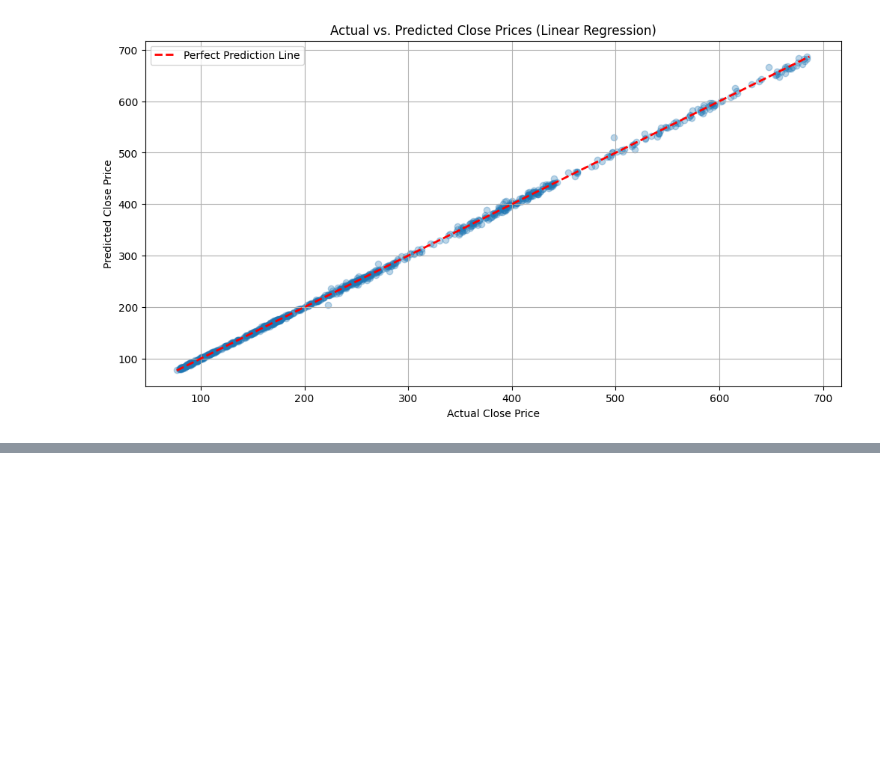
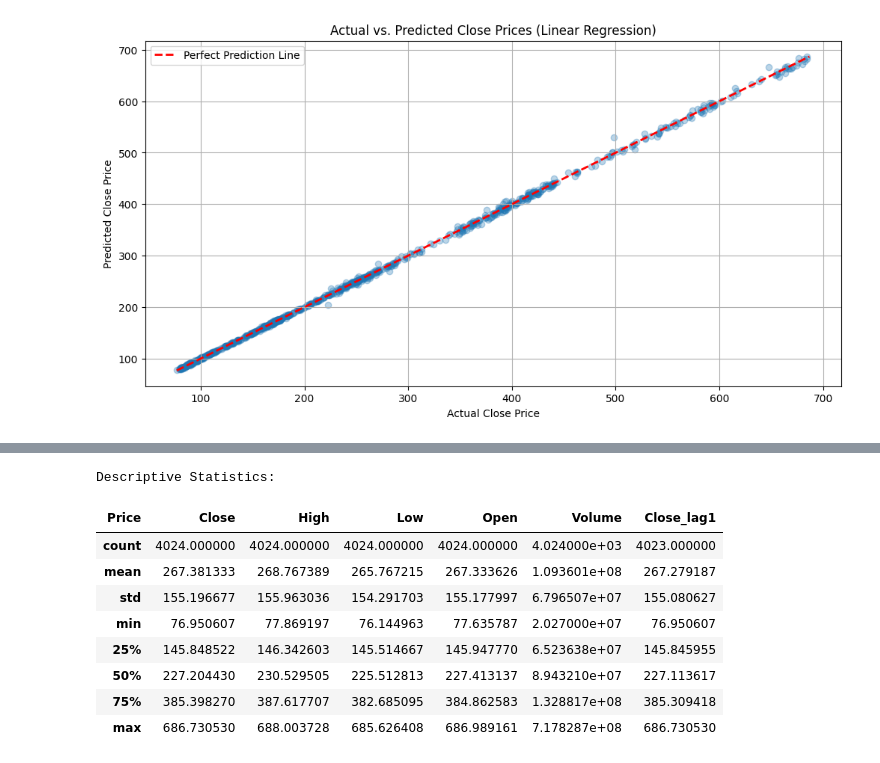
Before and after one commit to TusharB-07/regime-aware-stock-prediction, a Jupyter notebook: Experiment_1.ipynb, the cells around one changed output, grey strips where cells are left out. Drawn from its saved outputs; the diff is of its cells as text; code cells hidden in the pictures; blank space fills up the shorter version.

```diff
--- a/Experiment_1.ipynb
+++ b/Experiment_1.ipynb
@@ -174,0 +197,14 @@ plt.show()
+# %%
+print("\nDescriptive Statistics:")
+display(data.describe())
+# %% [output]
+Descriptive Statistics:
+| Price | Close | High | Low | Open | Volume | Close_lag1 |
+| count | 4024.000000 | 4024.000000 | 4024.000000 | 4024.000000 | 4.024000e+03 | 4023.000000 |
+| mean | 267.381333 | 268.767389 | 265.767215 | 267.333626 | 1.093601e+08 | 267.279187 |
+| std | 155.196677 | 155.963036 | 154.291703 | 155.177997 | 6.796507e+07 | 155.080627 |
+| min | 76.950607 | 77.869197 | 76.144963 | 77.635787 | 2.027000e+07 | 76.950607 |
+| 25% | 145.848522 | 146.342603 | 145.514667 | 145.947770 | 6.523638e+07 | 145.845955 |
+| 50% | 227.204430 | 230.529505 | 225.512813 | 227.413137 | 8.943210e+07 | 227.113617 |
+| 75% | 385.398270 | 387.617707 | 382.685095 | 384.862583 | 1.328817e+08 | 385.309418 |
+| max | 686.730530 | 688.003728 | 685.626408 | 686.989161 | 7.178287e+08 | 686.730530 |
```
Also changed, not shown: parts of 6 cells of this notebook.
